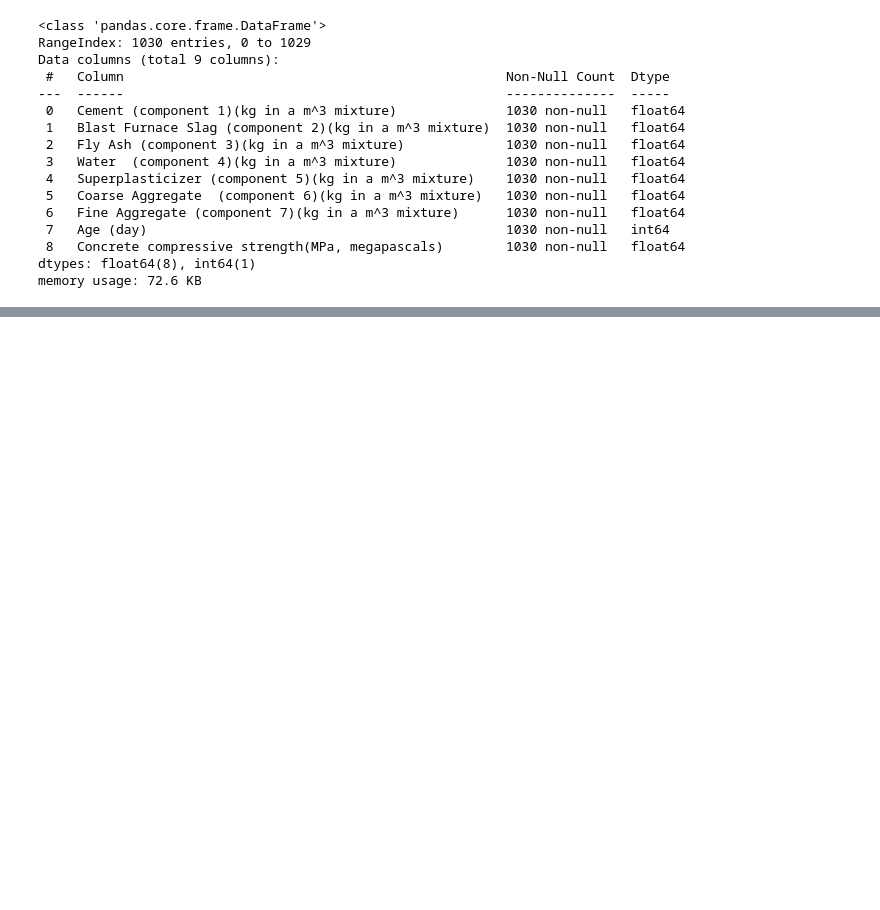
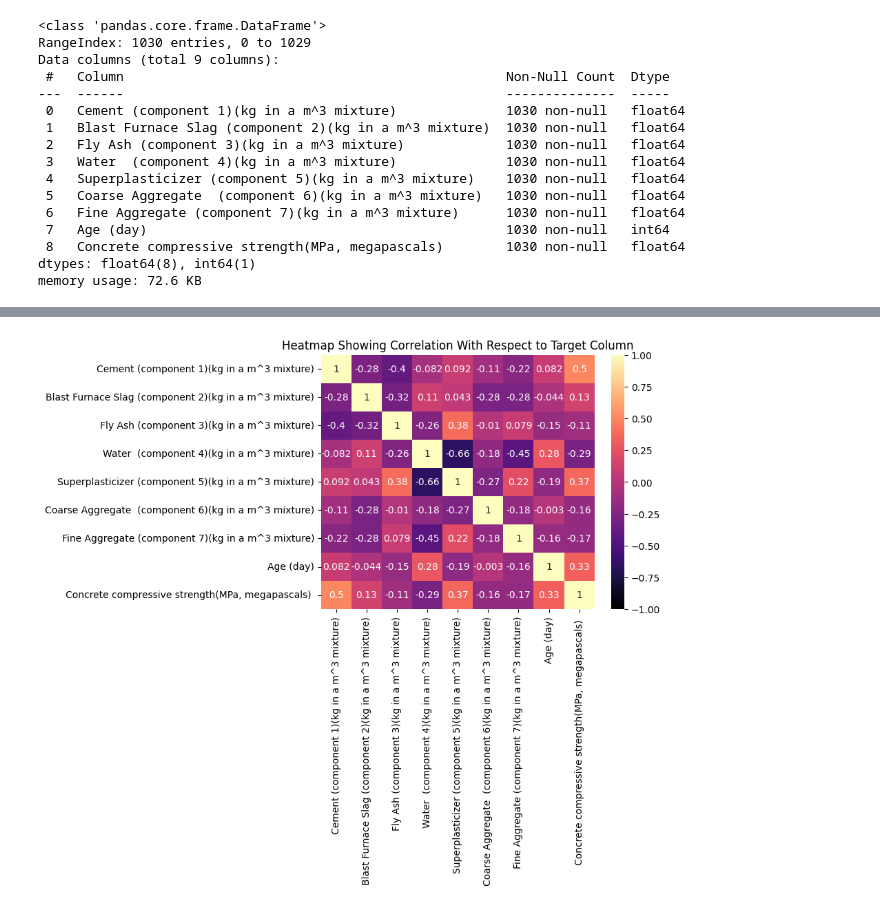
Before and after one commit to singhakhilesh712/CementPrediction_Model, a Jupyter notebook: Model.ipynb, the cells around one changed output, grey strips where cells are left out. Saved outputs shown, nothing was run; the diff lists cells and outputs as text; code cells hidden in the pictures; blank space fills up the shorter version.

```diff
--- a/Model.ipynb
+++ b/Model.ipynb
@@ -152,0 +180,6 @@ Techniques:-
+# %%
+sns.heatmap(df.corr(),annot=True,center=0,vmax=1,vmin=-1,cmap='magma')
+plt.title('Heatmap Showing Correlation With Respect to Target Column')
+plt.show()
+# %% [output]
+[figure, added]
```
Also changed, not shown: parts of 27 cells of this notebook.
